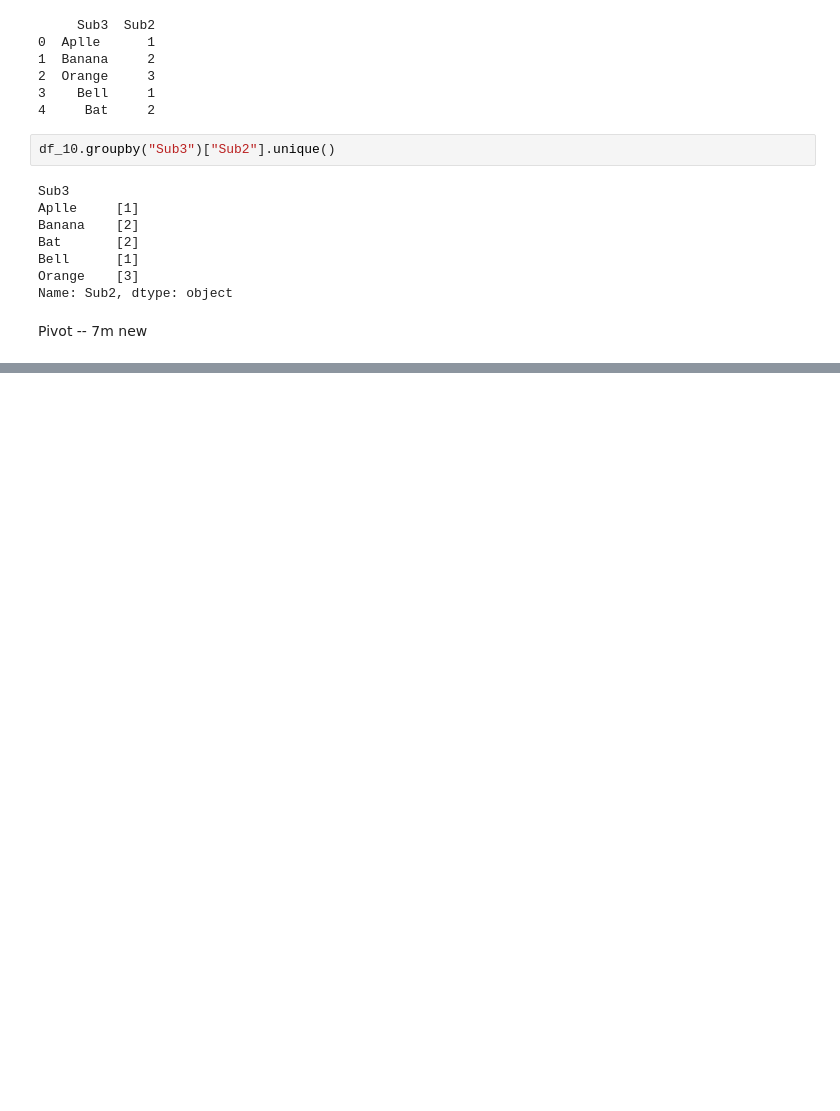
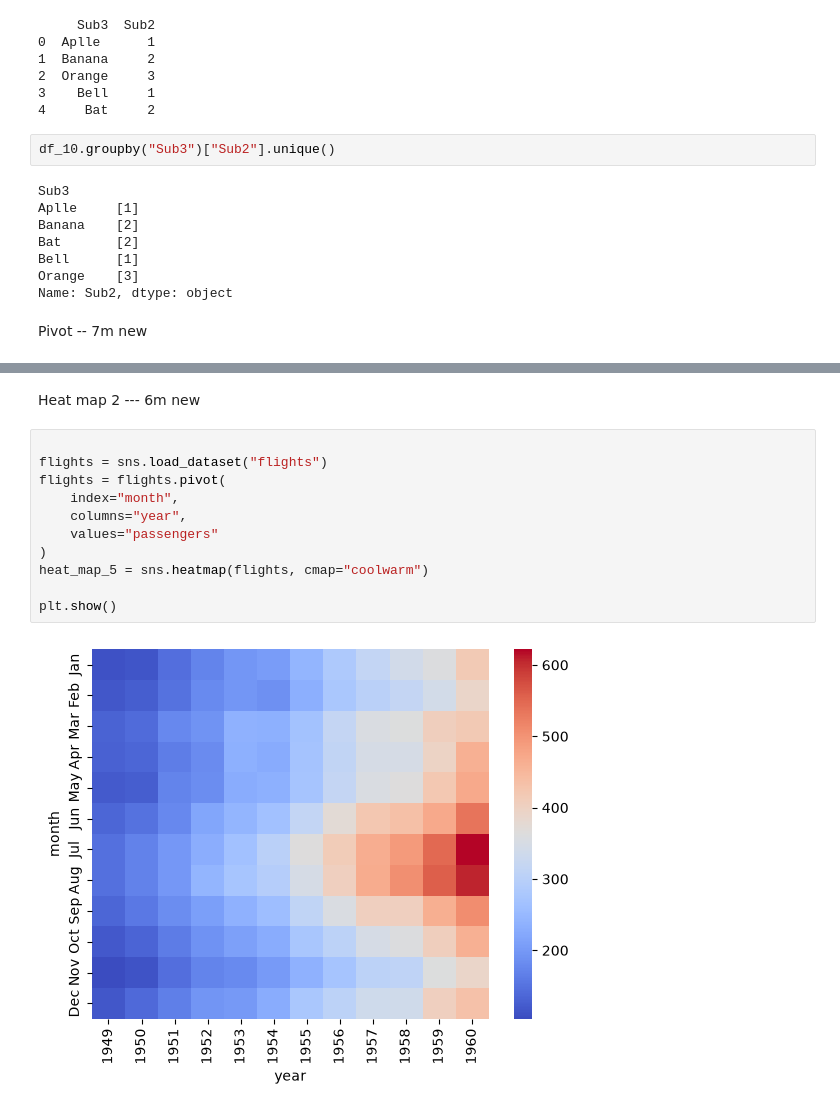
Before and after one commit to amanmuarya/python-learn-Aman-, a Jupyter notebook: 14-Data_Anlaytic_py/Google_colab/5-Value counts.ipynb, the cells around one changed output, grey strips where cells are left out. Saved outputs shown, nothing was run; the diff lists cells and outputs as text; blank space fills up the shorter version.

```diff
--- a/14-Data_Anlaytic_py/Google_colab/5-Value counts.ipynb
+++ b/14-Data_Anlaytic_py/Google_colab/5-Value counts.ipynb
@@ -134,0 +212,15 @@ Pivot -- 7m                 new
+# %% [markdown]
+Heat map 2     --- 6m                      new
+# %%
+
+flights = sns.load_dataset("flights")
+flights = flights.pivot(
+    index="month",
+    columns="year",
+    values="passengers"
+)
+heat_map_5 = sns.heatmap(flights, cmap="coolwarm")
+
+plt.show()
+# %% [output]
+[figure, added]
```
Also changed, not shown: parts of 12 cells of this notebook, 13 other files.
